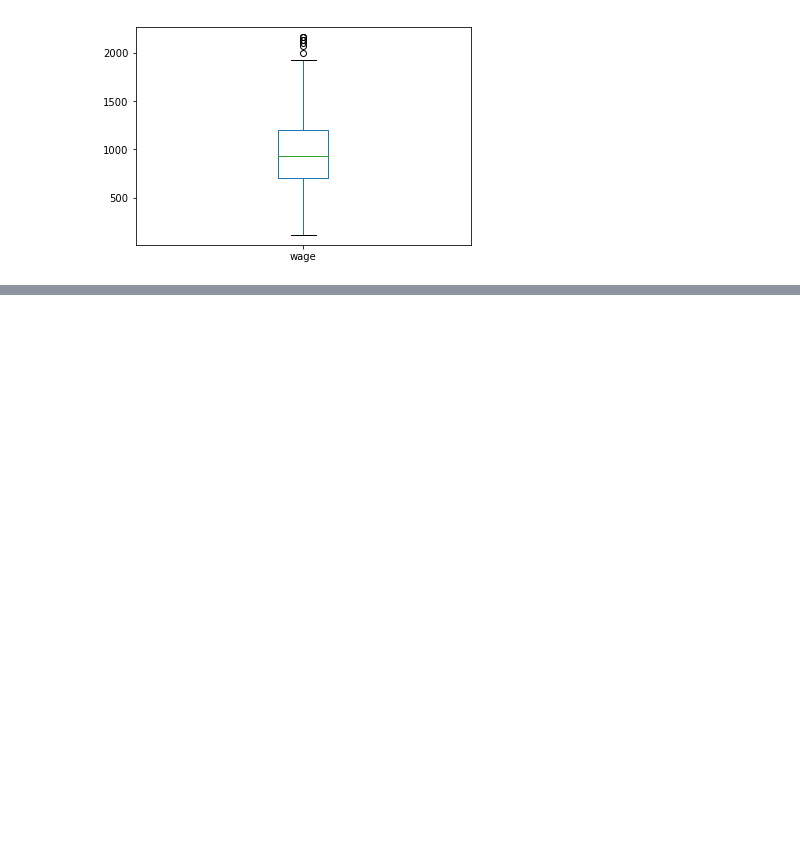
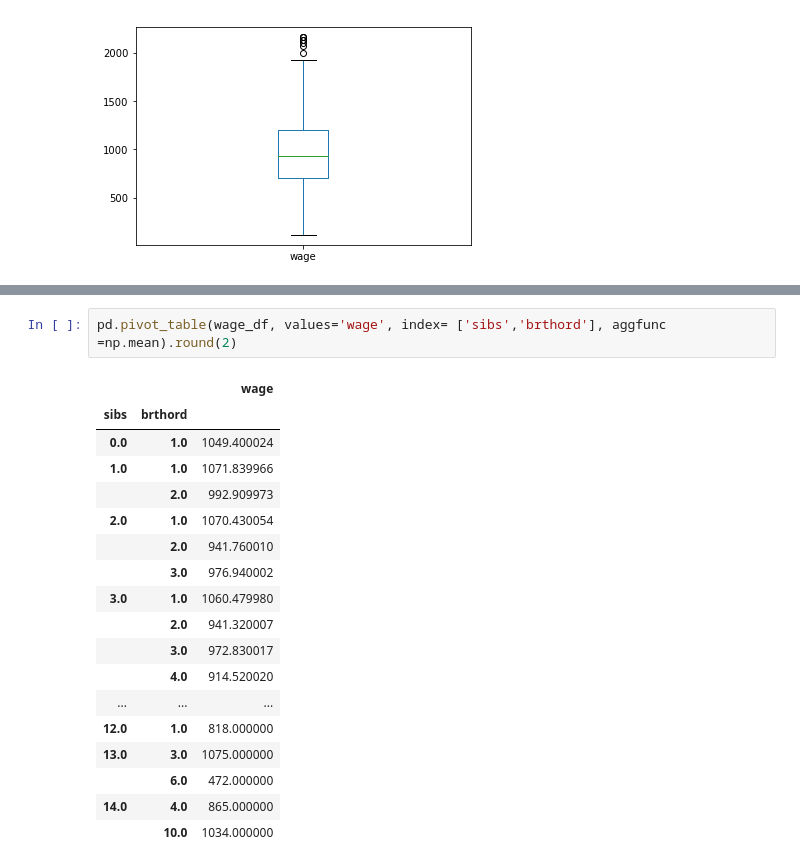
Before and after one commit to Zpolicky/byu_econ_applied_machine_learning, a Jupyter notebook: homeworks/Zach_Policky_Homework_1.ipynb, the cells around one changed output, grey strips where cells are left out. Drawn from its saved outputs; the diff is of its cells as text; blank space fills up the shorter version.

```diff
--- a/homeworks/Zach_Policky_Homework_1.ipynb
+++ b/homeworks/Zach_Policky_Homework_1.ipynb
@@ -456 +468,22 @@ wage_df['wage'].plot(kind = 'box')
+# %%
+pd.pivot_table(wage_df, values='wage', index= ['sibs','brthord'], aggfunc =np.mean).round(2)
+# %% [output]
+|  |  | wage |
+| sibs | brthord |  |
+| 0.0 | 1.0 | 1049.400024 |
+| 1.0 | 1.0 | 1071.839966 |
+|  | 2.0 | 992.909973 |
+| 2.0 | 1.0 | 1070.430054 |
+|  | 2.0 | 941.760010 |
+|  | 3.0 | 976.940002 |
+| 3.0 | 1.0 | 1060.479980 |
+|  | 2.0 | 941.320007 |
+|  | 3.0 | 972.830017 |
+|  | 4.0 | 914.520020 |
+| ... | ... | ... |
+| 12.0 | 1.0 | 818.000000 |
+| 13.0 | 3.0 | 1075.000000 |
+|  | 6.0 | 472.000000 |
+| 14.0 | 4.0 | 865.000000 |
+|  | 10.0 | 1034.000000 |
 # %%
```
Also changed, not shown: parts of 5 cells of this notebook.
